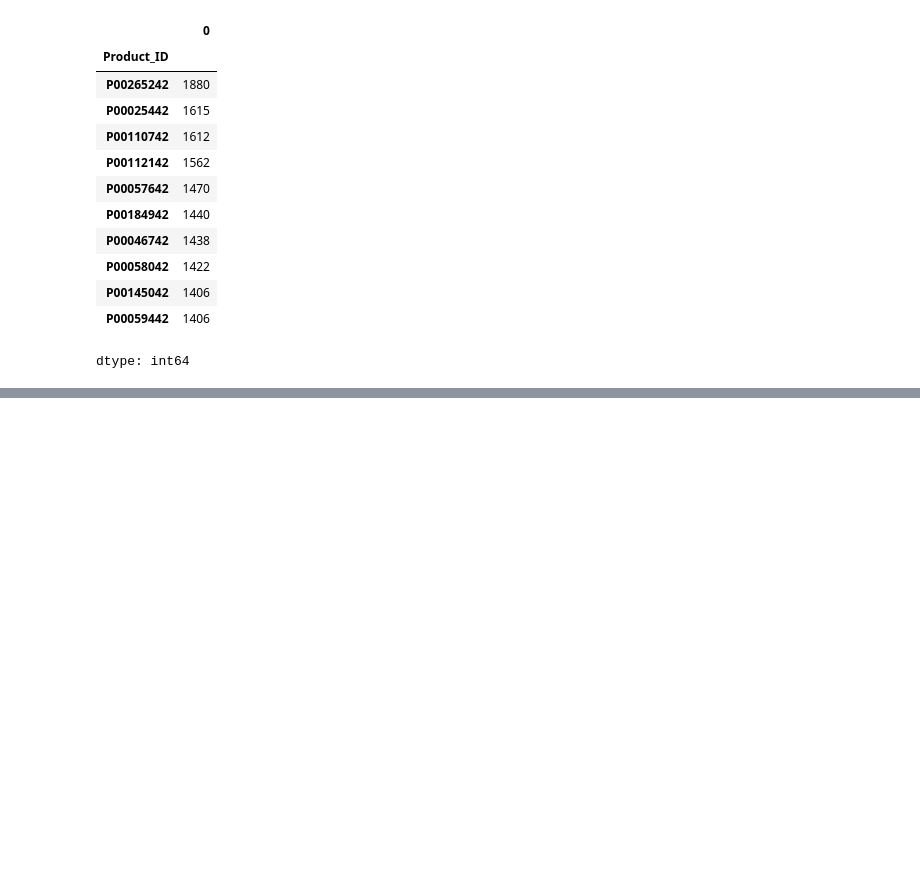
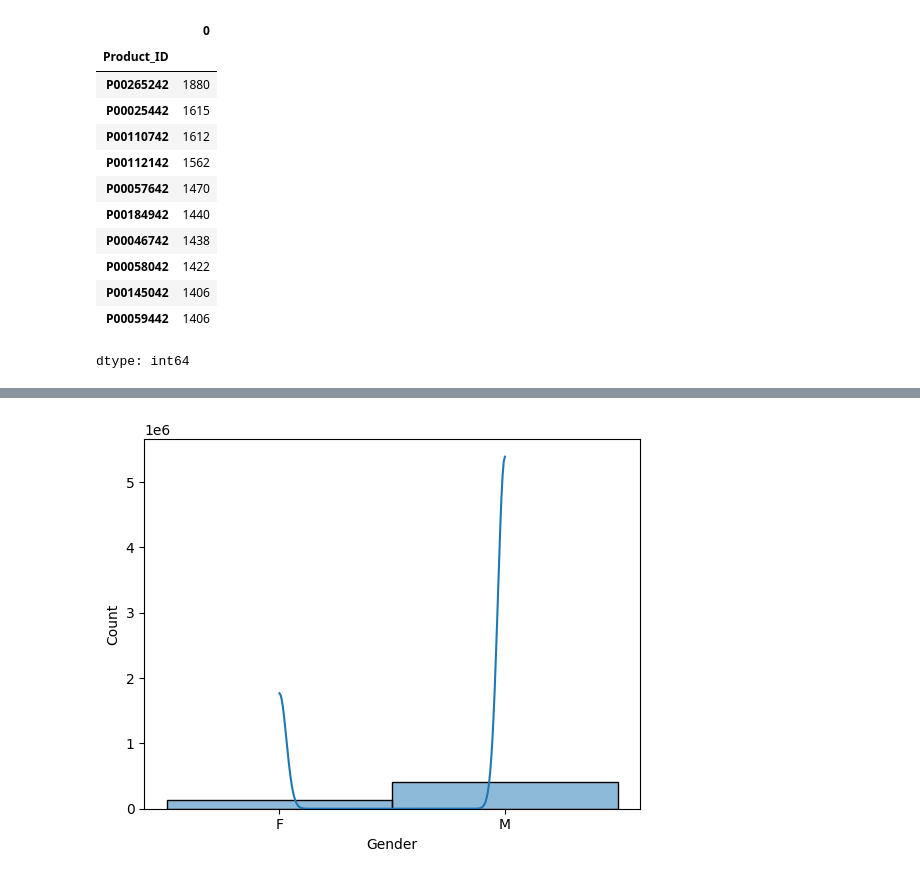
Before and after one commit to chang-ho-jeon/wallmart_dataset_analysis, a Jupyter notebook: wallmart_dataset_analysis.ipynb, the cells around one changed output, grey strips where cells are left out. Drawn from its saved outputs; the diff is of its cells as text; code cells hidden in the pictures; blank space fills up the shorter version.

```diff
--- a/wallmart_dataset_analysis.ipynb
+++ b/wallmart_dataset_analysis.ipynb
@@ -264,0 +309,6 @@ dtype: int64
+# %%
+# 예시 코드
+sns.histplot(data['Gender'], kde=True)
+plt.show()
+# %% [output]
+[figure, added]
```
Also changed, not shown: parts of 7 cells of this notebook.
